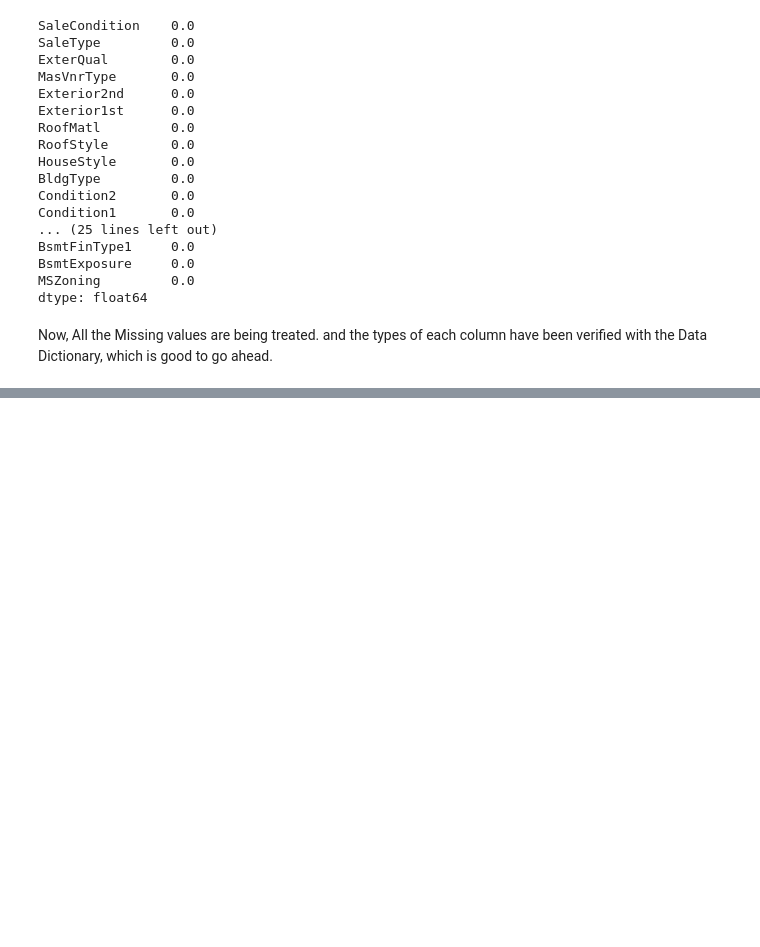
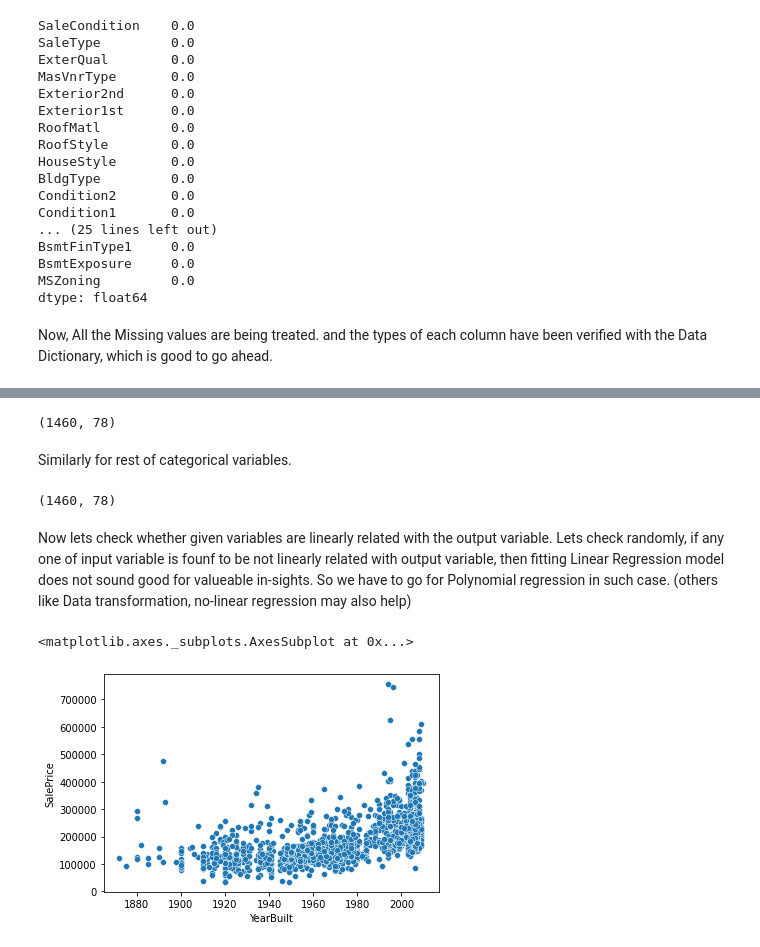
Before and after one commit to santoshkumarvagga/API, a Jupyter notebook: house_price_ML2_Logistic_regression.ipynb, the cells around one changed output, grey strips where cells are left out. Saved outputs shown, nothing was run; the diff lists cells and outputs as text; code cells hidden in the pictures; blank space fills up the shorter version.

```diff
--- a/house_price_ML2_Logistic_regression.ipynb
+++ b/house_price_ML2_Logistic_regression.ipynb
@@ -962,0 +1004,58 @@ Now, All the Missing values are being treated. and the types of each column have
+# %%
+df.shape
+# %% [output]
+(1460, 78)
+# %% [markdown]
+Similarly for rest of categorical variables.
+# %%
+df['SaleType'] = number.fit_transform(df['SaleType'].astype(str))
+df['ExterQual'] = number.fit_transform(df['ExterQual'].astype(str))
+df['MasVnrType'] = number.fit_transform(df['MasVnrType'].astype(str))
+df['Exterior2nd'] = number.fit_transform(df['Exterior2nd'].astype(str))
+df['Exterior1st'] = number.fit_transform(df['Exterior1st'].astype(str))
+df['RoofMatl'] = number.fit_transform(df['RoofMatl'].astype(str))
+df['RoofStyle'] = number.fit_transform(df['RoofStyle'].astype(str))
+df['HouseStyle'] = number.fit_transform(df['HouseStyle'].astype(str))
+df['BldgType'] = number.fit_transform(df['BldgType'].astype(str))
+df['Condition2'] = number.fit_transform(df['Condition2'].astype(str))
+df['Condition1'] = number.fit_transform(df['Condition1'].astype(str))
+df['Neighborhood'] = number.fit_transform(df['Neighborhood'].astype(str))
+df['LandSlope'] = number.fit_transform(df['LandSlope'].astype(str))
+df['LotConfig'] = number.fit_transform(df['LotConfig'].astype(str))
+df['Utilities'] = number.fit_transform(df['Utilities'].astype(str))
+df['LandContour'] = number.fit_transform(df['LandContour'].astype(str))
+df['LotShape'] = number.fit_transform(df['LotShape'].astype(str))
+df['Street'] = number.fit_transform(df['Street'].astype(str))
+df['ExterCond'] = number.fit_transform(df['ExterCond'].astype(str))
+df['Foundation'] = number.fit_transform(df['Foundation'].astype(str))
+df['BsmtQual'] = number.fit_transform(df['BsmtQual'].astype(str))
+df['Functional'] = number.fit_transform(df['Functional'].astype(str))
+df['Fence'] = number.fit_transform(df['Fence'].astype(str))
+df['PavedDrive'] = number.fit_transform(df['PavedDrive'].astype(str))
+df['GarageCond'] = number.fit_transform(df['GarageCond'].astype(str))
+df['GarageQual'] = number.fit_transform(df['GarageQual'].astype(str))
+df['GarageFinish'] = number.fit_transform(df['GarageFinish'].astype(str))
+df['GarageType'] = number.fit_transform(df['GarageType'].astype(str))
+df['FireplaceQu'] = number.fit_transform(df['FireplaceQu'].astype(str))
+df['KitchenQual'] = number.fit_transform(df['KitchenQual'].astype(str))
+df['BsmtCond'] = number.fit_transform(df['SaleCondition'].astype(str))
+df['Electrical'] = number.fit_transform(df['Electrical'].astype(str))
+df['CentralAir'] = number.fit_transform(df['CentralAir'].astype(str))
+df['HeatingQC'] = number.fit_transform(df['HeatingQC'].astype(str))
+df['Heating'] = number.fit_transform(df['Heating'].astype(str))
+df['BsmtFinType2'] = number.fit_transform(df['BsmtFinType2'].astype(str))
+df['BsmtFinType1'] = number.fit_transform(df['BsmtFinType1'].astype(str))
+df['BsmtExposure'] = number.fit_transform(df['BsmtExposure'].astype(str))
+df['MSZoning'] = number.fit_transform(df['MSZoning'].astype(str))
+# %%
+df.shape
+# %% [output]
+(1460, 78)
+# %% [markdown]
+Now lets check whether given variables are linearly related with the output variable. Lets check randomly, if any one of input variable is founf to be not linearly related with output variable, then fitting Linear Regression model does not sound good for valueable in-sights. So we have to go for Polynomial regression in such case. (others like Data transformation, no-linear regression may also help)
+# %%
+# scatter plot to visualise data
+sns.scatterplot( data = df , x = 'YearBuilt' , y = 'SalePrice')
+# %% [output]
+<matplotlib.axes._subplots.AxesSubplot at 0x...>
+[figure, added]
```
Also changed, not shown: parts of 25 cells of this notebook.
